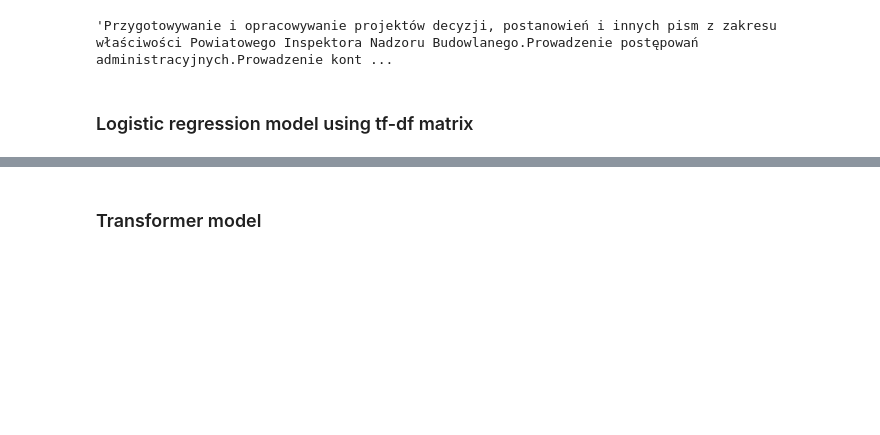
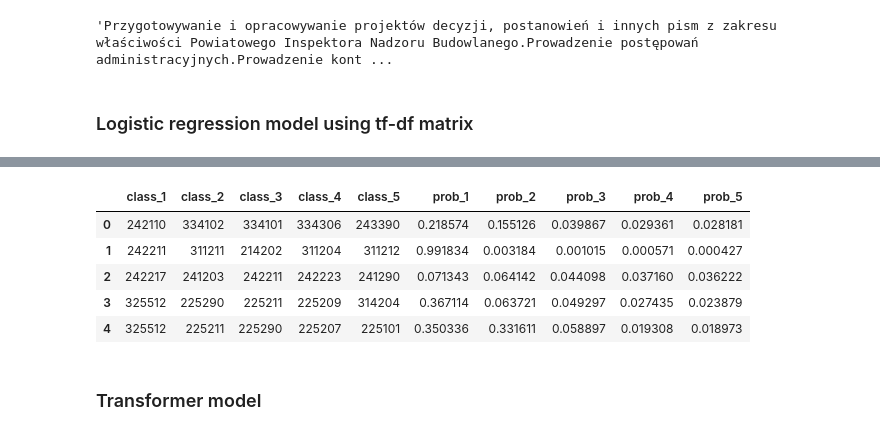
Before and after one commit to ONLABSPL/job-ads-classifier, a Jupyter notebook: job_classification_examples.ipynb, the cells around one changed output, grey strips where cells are left out. Cells and saved outputs as stored; diff of their text form; code cells hidden in the pictures; blank space fills up the shorter version.

```diff
--- a/job_classification_examples.ipynb
+++ b/job_classification_examples.ipynb
@@ -195,2 +195,11 @@ kprm_df.poledodatkowelista1[1]
+# %%
+kprm_df_zaw6_top5.head(n=5)
+# %% [output]
+|  | class_1 | class_2 | class_3 | class_4 | class_5 | prob_1 | prob_2 | prob_3 | prob_4 | prob_5 |
+| 0 | 242110 | 334102 | 334101 | 334306 | 243390 | 0.218574 | 0.155126 | 0.039867 | 0.029361 | 0.028181 |
+| 1 | 242211 | 311211 | 214202 | 311204 | 311212 | 0.991834 | 0.003184 | 0.001015 | 0.000571 | 0.000427 |
+| 2 | 242217 | 241203 | 242211 | 242223 | 241290 | 0.071343 | 0.064142 | 0.044098 | 0.037160 | 0.036222 |
+| 3 | 325512 | 225290 | 225211 | 225209 | 314204 | 0.367114 | 0.063721 | 0.049297 | 0.027435 | 0.023879 |
+| 4 | 325512 | 225211 | 225290 | 225207 | 225101 | 0.350336 | 0.331611 | 0.058897 | 0.019308 | 0.018973 |
 # %% [markdown]
 ### Transformer model
```
Also changed, not shown: parts of 29 cells of this notebook.
